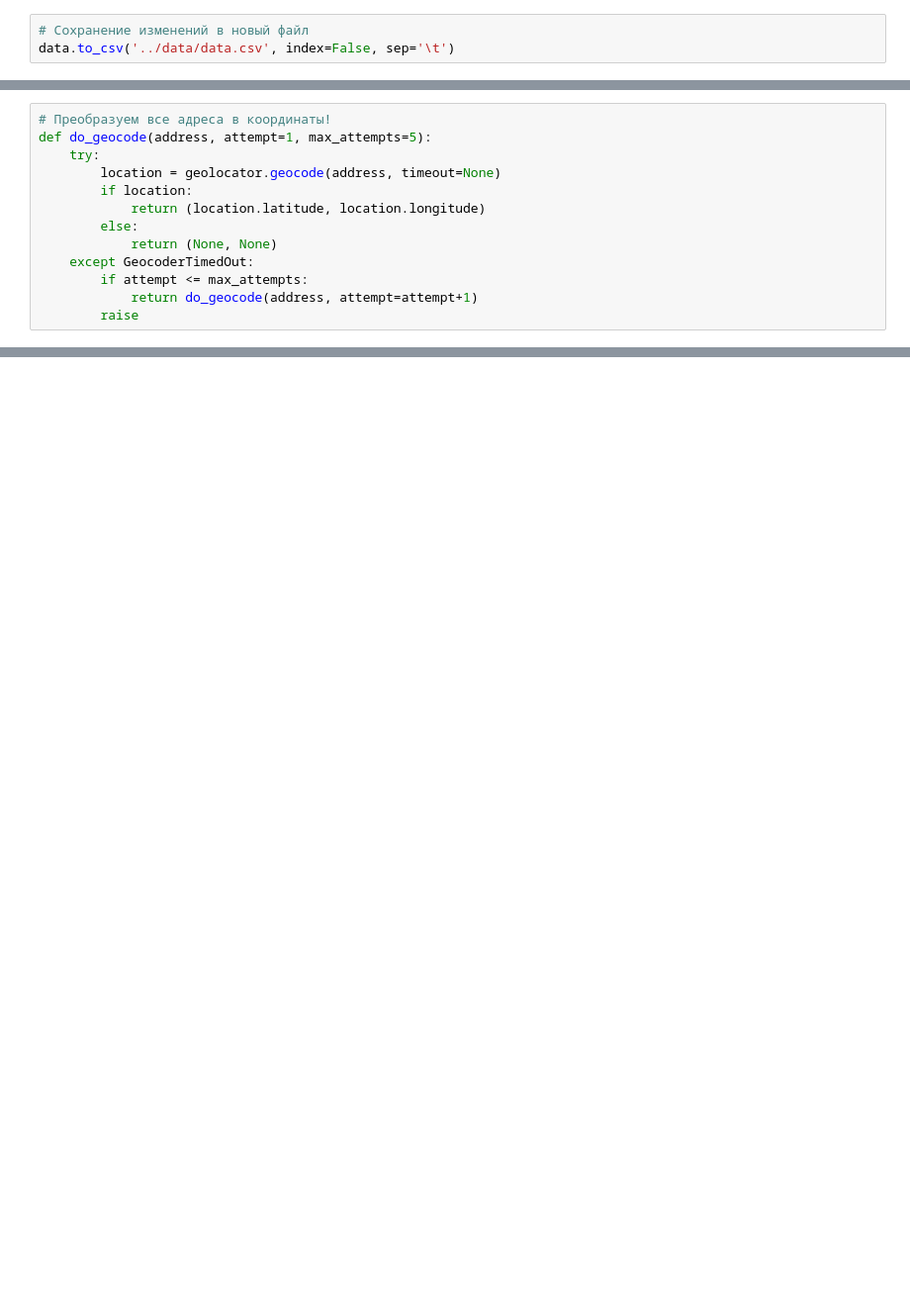
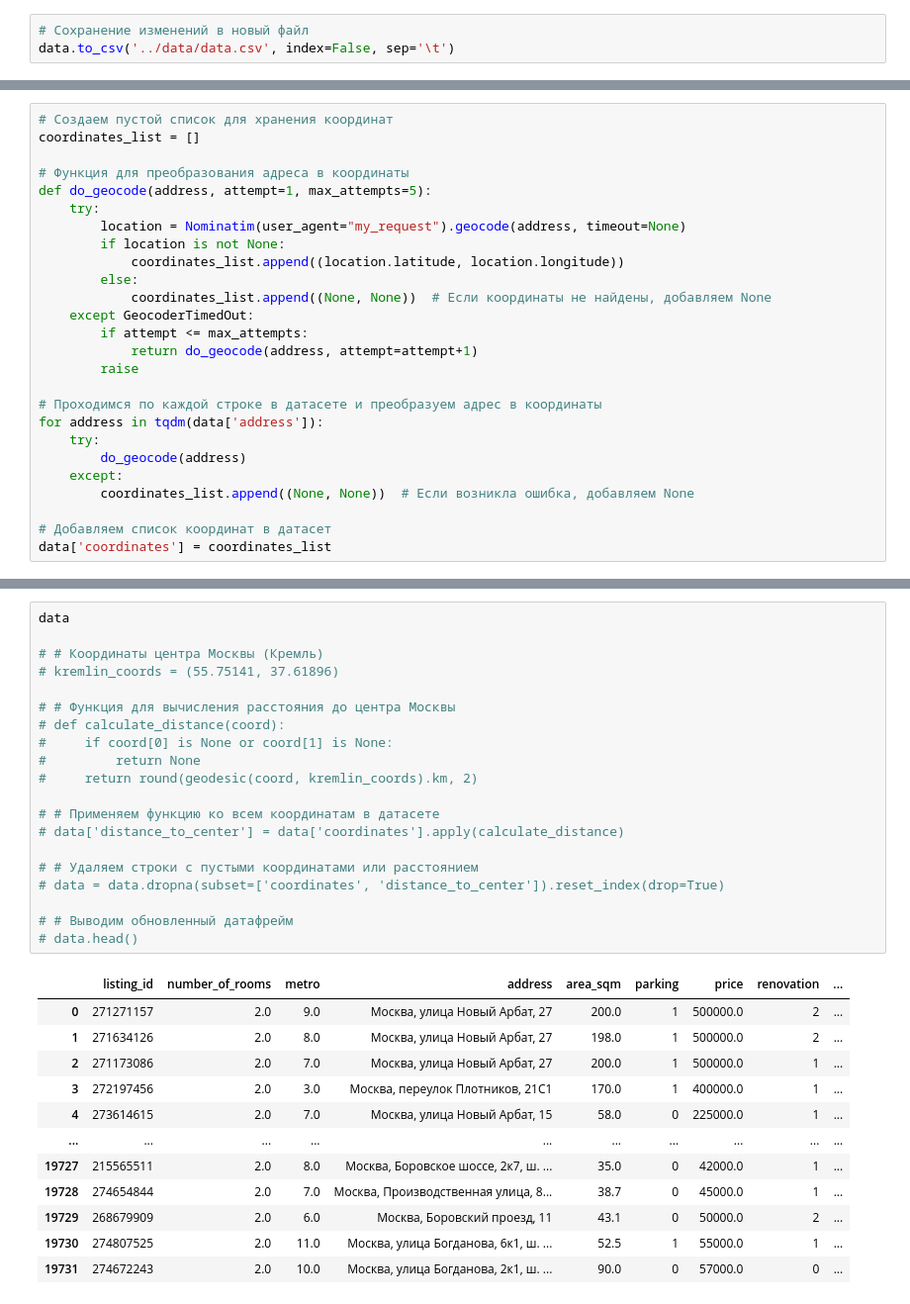
Before and after one commit to npatashkevich/Exploratory-Data-Analysis, a Jupyter notebook: notebooks/preprocessing.ipynb, the cells around one changed output, grey strips where cells are left out. Shown: that part at 99% size. Saved outputs shown, nothing was run; the diff lists cells and outputs as text; blank space fills up the shorter version.

```diff
--- a/notebooks/preprocessing.ipynb
+++ b/notebooks/preprocessing.ipynb
@@ -206,13 +350,26 @@ from geopy.exc import GeocoderTimedOut
 # %%
-# Преобразуем все адреса в координаты!
+# Создаем пустой список для хранения координат
+coordinates_list = []
+
+# Функция для преобразования адреса в координаты
 def do_geocode(address, attempt=1, max_attempts=5):
     try:
-        location = geolocator.geocode(address, timeout=None)
-        if location:
-            return (location.latitude, location.longitude)
+        location = Nominatim(user_agent="my_request").geocode(address, timeout=None)
+        if location is not None:
+            coordinates_list.append((location.latitude, location.longitude))
         else:
-            return (None, None)
+            coordinates_list.append((None, None))  # Если координаты не найдены, добавляем None
     except GeocoderTimedOut:
         if attempt <= max_attempts:
             return do_geocode(address, attempt=attempt+1)
         raise
+
+# Проходимся по каждой строке в датасете и преобразуем адрес в координаты
+for address in tqdm(data['address']):
+    try:
+        do_geocode(address)
+    except:
+        coordinates_list.append((None, None))  # Если возникла ошибка, добавляем None
+
+# Добавляем список координат в датасет
+data['coordinates'] = coordinates_list
@@ -218,0 +379,33 @@ def do_geocode(address, attempt=1, max_attempts=5):
+# %%
+data
+
+# # Координаты центра Москвы (Кремль)
+# kremlin_coords = (55.75141, 37.61896)
+
+# # Функция для вычисления расстояния до центра Москвы
+# def calculate_distance(coord):
+#     if coord[0] is None or coord[1] is None:
+#         return None
+#     return round(geodesic(coord, kremlin_coords).km, 2)
+
+# # Применяем функцию ко всем координатам в датасете
+# data['distance_to_center'] = data['coordinates'].apply(calculate_distance)
+
+# # Удаляем строки с пустыми координатами или расстоянием
+# data = data.dropna(subset=['coordinates', 'distance_to_center']).reset_index(drop=True)
+
+# # Выводим обновленный датафрейм
+# data.head()
+# %% [output]
+|  | listing_id | number_of_rooms | metro | address | area_sqm | parking | price | renovation | ... |
+| 0 | 271271157 | 2.0 | 9.0 | Москва, улица Новый Арбат, 27 | 200.0 | 1 | 500000.0 | 2 | ... |
+| 1 | 271634126 | 2.0 | 8.0 | Москва, улица Новый Арбат, 27 | 198.0 | 1 | 500000.0 | 2 | ... |
+| 2 | 271173086 | 2.0 | 7.0 | Москва, улица Новый Арбат, 27 | 200.0 | 1 | 500000.0 | 1 | ... |
+| 3 | 272197456 | 2.0 | 3.0 | Москва, переулок Плотников, 21С1 | 170.0 | 1 | 400000.0 | 1 | ... |
+| 4 | 273614615 | 2.0 | 7.0 | Москва, улица Новый Арбат, 15 | 58.0 | 0 | 225000.0 | 1 | ... |
+| ... | ... | ... | ... | ... | ... | ... | ... | ... | ... |
+| 19727 | 215565511 | 2.0 | 8.0 | Москва, Боровское шоссе, 2к7, ш. ... | 35.0 | 0 | 42000.0 | 1 | ... |
+| 19728 | 274654844 | 2.0 | 7.0 | Москва, Производственная улица, 8... | 38.7 | 0 | 45000.0 | 1 | ... |
+| 19729 | 268679909 | 2.0 | 6.0 | Москва, Боровский проезд, 11 | 43.1 | 0 | 50000.0 | 2 | ... |
+| 19730 | 274807525 | 2.0 | 11.0 | Москва, улица Богданова, 6к1, ш. ... | 52.5 | 1 | 55000.0 | 1 | ... |
+| 19731 | 274672243 | 2.0 | 10.0 | Москва, улица Богданова, 2к1, ш. ... | 90.0 | 0 | 57000.0 | 0 | ... |
```
Also changed, not shown: parts of 16 cells of this notebook, 5 other files.
